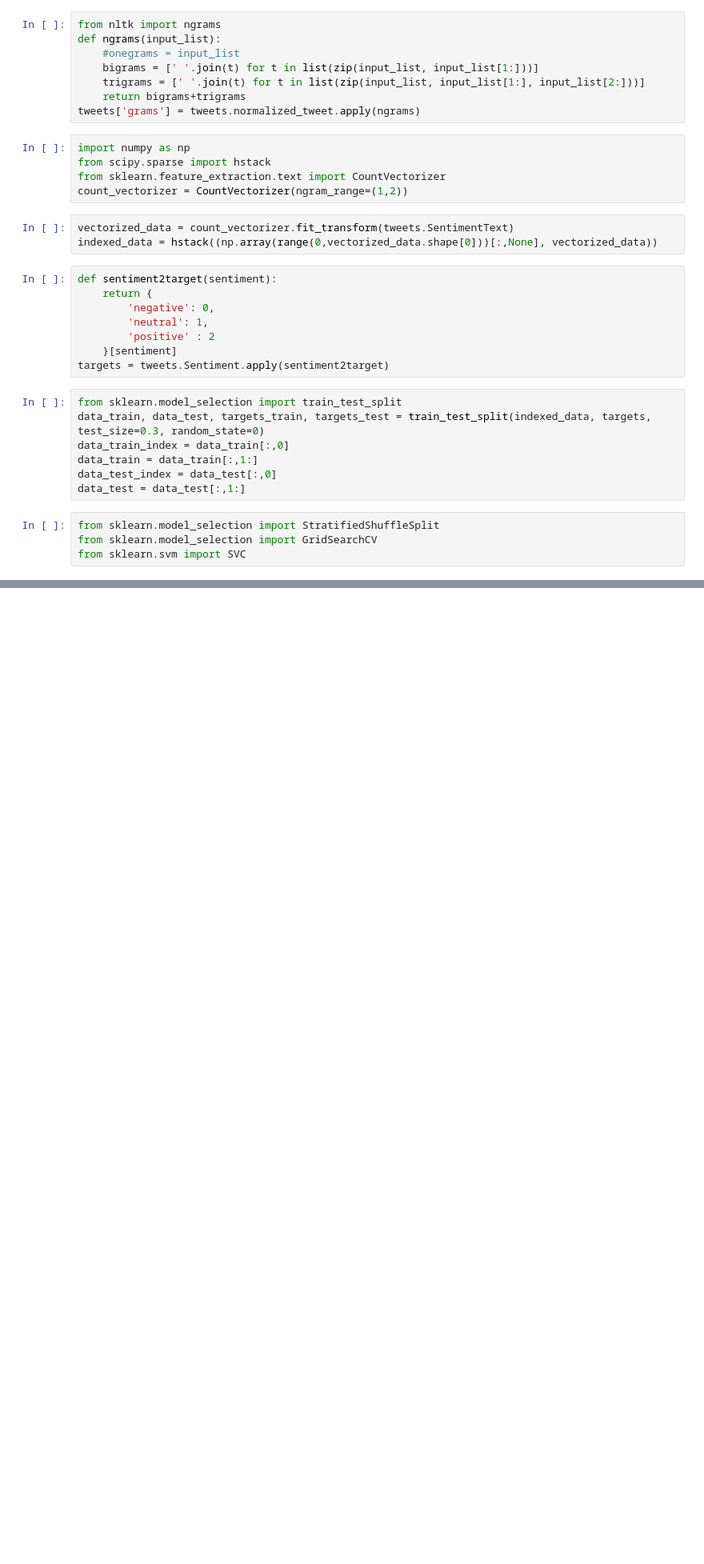
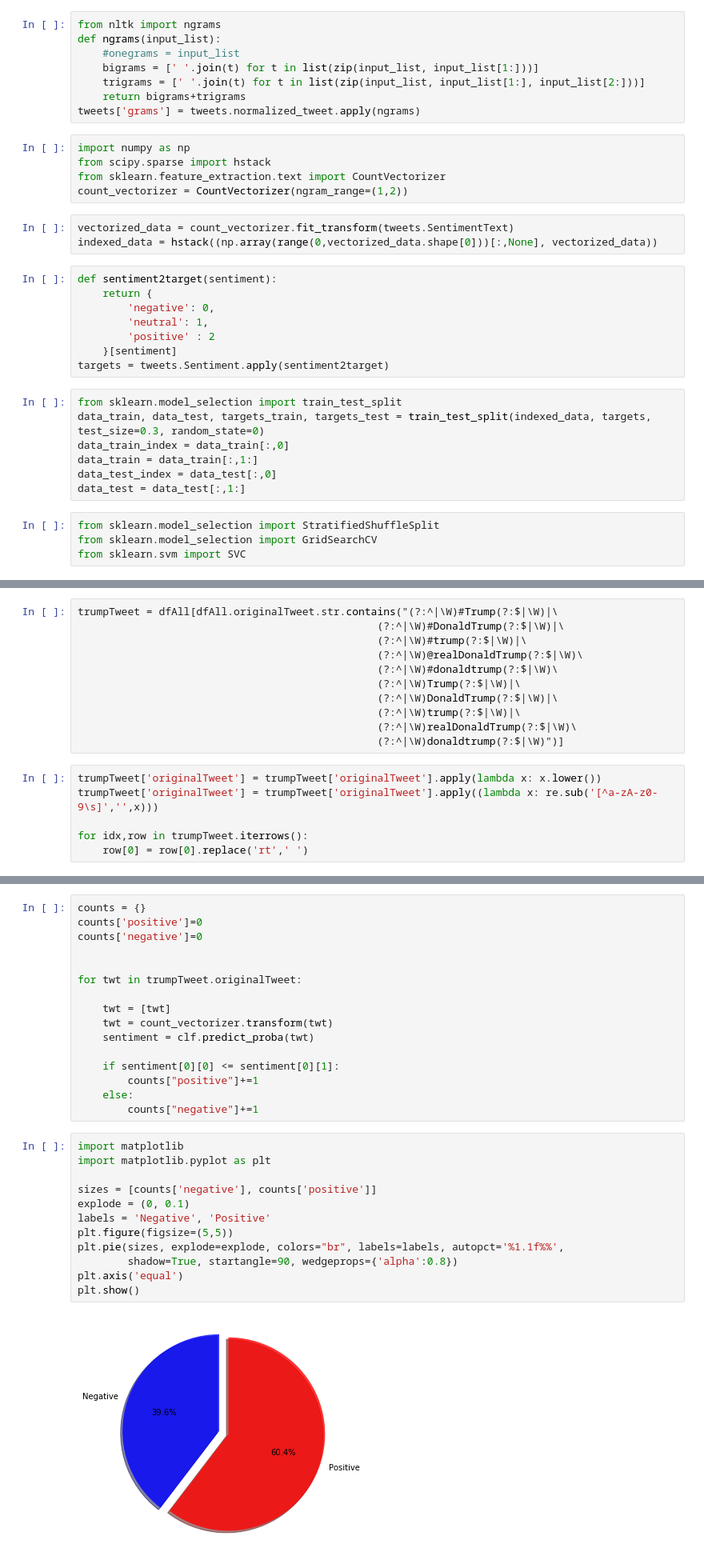
Before and after one commit to adileone/Community-Detection-and-Recommender-Systems, a Jupyter notebook: RBF_SVMclassificationSentiment_CVGrid.ipynb, the cells around one changed output, grey strips where cells are left out. Shown at 80% size. Drawn from its saved outputs; the diff is of its cells as text; blank space fills up the shorter version.

```diff
--- a/RBF_SVMclassificationSentiment_CVGrid.ipynb
+++ b/RBF_SVMclassificationSentiment_CVGrid.ipynb
@@ -75,0 +257,17 @@ KeyboardInterrupt:
+# %%
+trumpTweet = dfAll[dfAll.originalTweet.str.contains("(?:^|\W)#Trump(?:$|\W)|\
+                                                (?:^|\W)#DonaldTrump(?:$|\W)|\
+                                                (?:^|\W)#trump(?:$|\W)|\
+                                                (?:^|\W)@realDonaldTrump(?:$|\W)\
+                                                (?:^|\W)#donaldtrump(?:$|\W)\
+                                                (?:^|\W)Trump(?:$|\W)|\
+                                                (?:^|\W)DonaldTrump(?:$|\W)|\
+                                                (?:^|\W)trump(?:$|\W)|\
+                                                (?:^|\W)realDonaldTrump(?:$|\W)\
+                                                (?:^|\W)donaldtrump(?:$|\W)")]
+# %%
+trumpTweet['originalTweet'] = trumpTweet['originalTweet'].apply(lambda x: x.lower())
+trumpTweet['originalTweet'] = trumpTweet['originalTweet'].apply((lambda x: re.sub('[^a-zA-z0-9\s]','',x)))
+
+for idx,row in trumpTweet.iterrows():
+    row[0] = row[0].replace('rt',' ')
@@ -75,0 +284,30 @@ KeyboardInterrupt:
+# %%
+counts = {}
+counts['positive']=0
+counts['negative']=0
+
+
+for twt in trumpTweet.originalTweet:
+
+    twt = [twt]
+    twt = count_vectorizer.transform(twt)
+    sentiment = clf.predict_proba(twt)
+
+    if sentiment[0][0] <= sentiment[0][1]:
+        counts["positive"]+=1
+    else:
+        counts["negative"]+=1
+# %%
+import matplotlib
+import matplotlib.pyplot as plt
+
+sizes = [counts['negative'], counts['positive']]
+explode = (0, 0.1)
+labels = 'Negative', 'Positive'
+plt.figure(figsize=(5,5))
+plt.pie(sizes, explode=explode, colors="br", labels=labels, autopct='%1.1f%%',
+        shadow=True, startangle=90, wedgeprops={'alpha':0.8})
+plt.axis('equal')
+plt.show()
+# %% [output]
+[figure, added]
```
Also changed, not shown: parts of 14 cells of this notebook, 1 other file.
